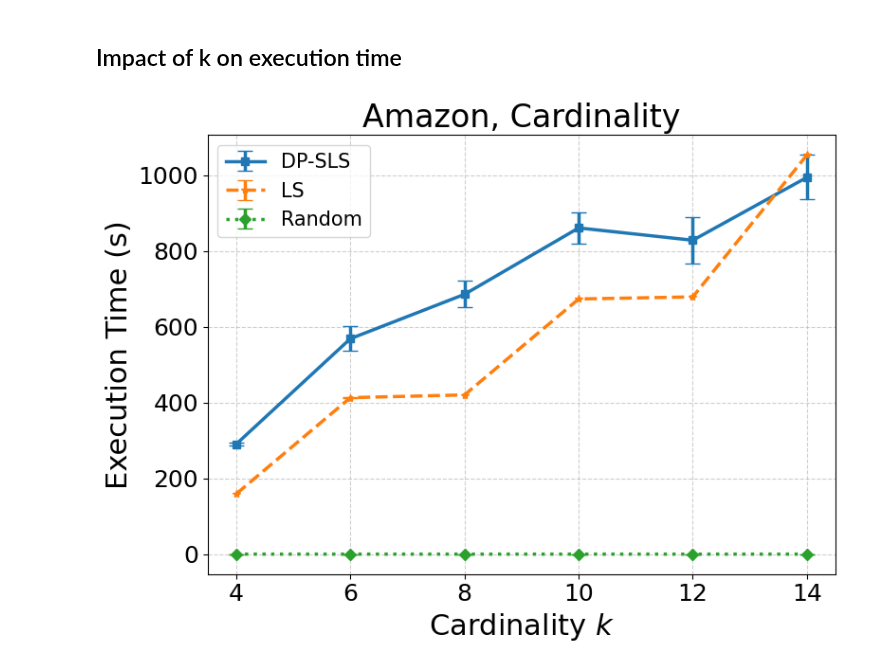
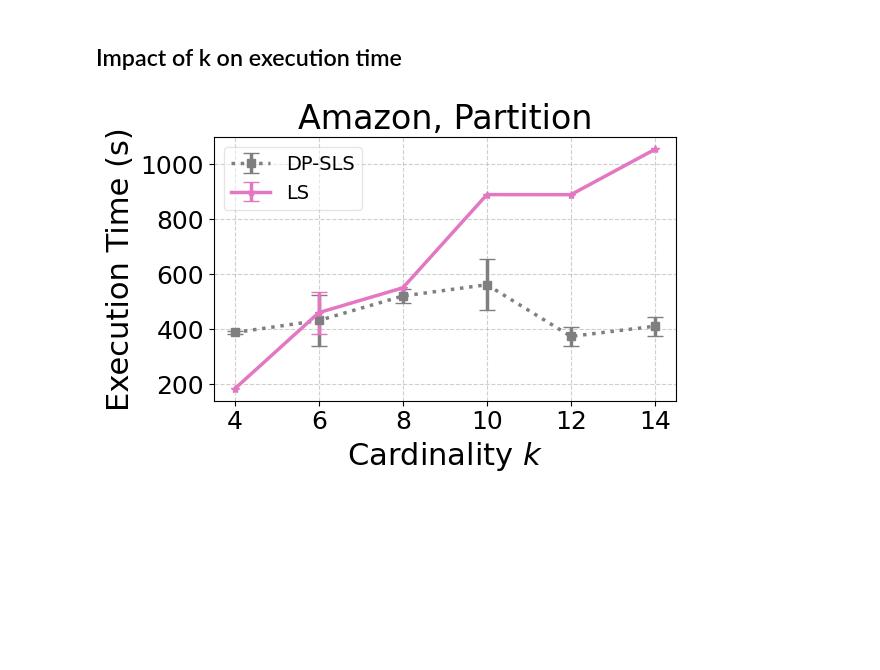
Before and after one commit to ronzadi/Differentially-Private-Max-Sum-Diversification, a Jupyter notebook: visualize_results/visualize_amazon_matroid.ipynb, the cells around one changed output. Cells and saved outputs as stored; diff of their text form; code cells hidden in the pictures; blank space fills up the shorter version.

```diff
--- a/visualize_results/visualize_amazon_matroid.ipynb
+++ b/visualize_results/visualize_amazon_matroid.ipynb
@@ -98,13 +97,12 @@ filtered_df = results_df[
 stats = filtered_df.groupby(['alg', 'eps'])['value'].agg(['mean', 'std']).reset_index()
 
 # 3. Create the plot with your exact requested sizes
-plt.figure(figsize=(8, 6)) # Exact size from your reference
+plt.figure(figsize=(6, 4)) # Exact size from your reference
 
 # Define specific styles
-markers = ['s', '*', 'D', '^', 'o', 'x']
-linestyles = ['-', '--', ':', '-.', '-', '--']
-colors = ['#1f77b4', '#ff7f0e', '#2ca02c', '#d62728', '#9467bd', '#8c564b']
-
+markers = ['s', '*', 'o', '^', 'o', 'x']
+linestyles = [':', '-', ':', '-.', '-', '--']
+colors = ['#7f7f7f','#e377c2','#17becf']
 algorithms = stats['alg'].unique()
 
 for i, alg in enumerate(algorithms):
@@ -132,7 +130,7 @@ plt.title('Amazon, Partition', fontsize=24)
 plt.xticks(eps_list[1::2], fontsize=18)
 plt.yticks(fontsize=18)
 
-plt.legend(fontsize=15, frameon=True) # Exact size from your reference
+plt.legend(fontsize=14, frameon=True, ncols=1, framealpha=0.5)# Exact size from your reference
 plt.grid(True, linestyle='--', alpha=0.6)
 
 plt.tight_layout()
@@ -148,19 +146,18 @@ import pandas as pd
 
 # 1. Filter the data for eps=0.1 and lambda_param=0.1
 # Using your initial filtering requirements
-filtered_df = results_df[(results_df['eps'] == 0.2) & (results_df['lambda_param'] == 0.1)]
+filtered_df = results_df[(results_df['eps'] == 0.1) & (results_df['lambda_param'] == 0.1) & ~results_df['alg'].isin(['Random'])]
 
 # 2. Group by algorithm and 'k' to get average and standard deviation
 stats = filtered_df.groupby(['alg', 'k'])['queries'].agg(['mean', 'std']).reset_index()
 
 # 3. Create the plot with large text and distinct styles
-plt.figure(figsize=(8, 6)) # Large figure size for clarity
+plt.figure(figsize=(6, 4)) # Large figure size for clarity
 
 # Define specific styles to ensure variety across algorithms
-markers = ['s', '*', 'D', '^', 'o', 'x']
-linestyles = ['-', '--', ':', '-.', '-', '--']
-colors = ['#1f77b4', '#ff7f0e', '#2ca02c', '#d62728', '#9467bd', '#8c564b']
-
+markers = ['s', '*', 'o', '^', 'o', 'x']
+linestyles = [':', '-', ':', '-.', '-', '--']
+colors = ['#7f7f7f','#e377c2','#17becf']
 # Get the list of algorithms present in the stats
 algorithms = stats['alg'].unique()
 
@@ -188,7 +185,7 @@ plt.title('Amazon, Partition', fontsize=24)
 
 plt.xticks(range(4,16,2), fontsize=18)
 plt.yticks(fontsize=18)
-plt.legend(fontsize=15, frameon=True) # Legend with a box for clarity
+plt.legend(fontsize=14, frameon=True, ncols=1, framealpha=0.5)# Legend with a box for clarity
 plt.grid(True, linestyle='--', alpha=0.6)
 
 plt.tight_layout() # Ensures labels don't get cut off
@@ -204,51 +201,51 @@ import pandas as pd
 
 # 1. Filter the data for eps=0.1 and lambda_param=0.1
 # Using your initial filtering requirements
-filtered_df = results_df[(results_df['eps'] == 0.2) & (results_df['lambda_param'] == 0.1)]
+filtered_df = results_df[(results_df['eps'] == 0.1) & (results_df['lambda_param'] == 0.1) & ~results_df['alg'].isin(['Random'])]
 
 # 2. Group by algorithm and 'k' to get average and standard deviation
 stats = filtered_df.groupby(['alg', 'k'])['time_sec'].agg(['mean', 'std']).reset_index()
 
 # 3. Create the plot with large text and distinct styles
-plt.figure(figsize=(8, 6)) # Large figure size for clarity
+plt.figure(figsize=(6, 4)) # Large figure size for clarity
 
 # Define specific styles to ensure variety across algorithms
-markers = ['s', '*', 'D', '^', 'o', 'x']
-linestyles = ['-', '--', ':', '-.', '-', '--']
-colors = ['#1f77b4', '#ff7f0e', '#2ca02c', '#d62728', '#9467bd', '#8c564b']
+markers = ['s', '*', 'o', '^', 'o', 'x']
+linestyles = [':', '-', ':', '-.', '-', '--']
+colors = ['#7f7f7f','#e377c2','#17becf']
 
 # Get the list of algorithms present in the stats
 algorithms = stats['alg'].unique()
 
 for i, alg in enumerate(algorithms):
     alg_data = stats[stats['alg'] == alg]
 
     # Assign a unique combination of color, marker, and linestyle to each alg
     plt.errorbar(
         alg_data['k'],
         alg_data['mean'],
         yerr=alg_data['std'],
         label=alg,
         color=colors[i % len(colors)],
         marker=markers[i % len(markers)],
         linestyle=linestyles[i % len(linestyles)],
         linewidth=2.5,  # Slightly thicker lines
         markersize=6,  # Larger markers for better visibility
         capsize=6       # Distinct caps for the error bars
     )
 
 # Formatting for large text relative to the image size
 plt.xlabel('Cardinality $k$', fontsize=22)
 plt.ylabel('Execution Time (s)', fontsize=22)
-plt.title('Amazon, Cardinality', fontsize=24)
+plt.title('Amazon, Partition', fontsize=24)
 
 plt.xticks(range(4,16,2), fontsize=18)
 plt.yticks(fontsize=18)
-plt.legend(fontsize=15, frameon=True) # Legend with a box for clarity
+plt.legend(fontsize=14, frameon=True, ncols=1, framealpha=0.5)# Legend with a box for clarity
 plt.grid(True, linestyle='--', alpha=0.6)
 
 plt.tight_layout() # Ensures labels don't get cut off
-plt.savefig('amazon_k_on_time.pdf')
+plt.savefig('amazon_matroid_k_on_time.pdf')
 plt.show()
 # %% [output]
-[figure, old version]
+[figure, new version]
```
Also changed, not shown: parts of 4 cells of this notebook, 1 other file.
